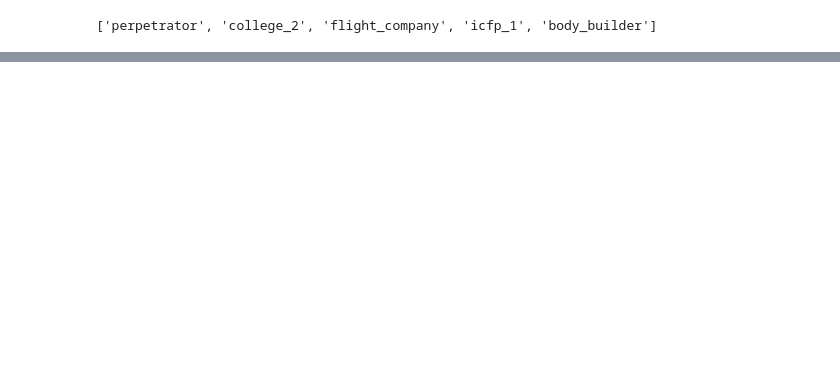
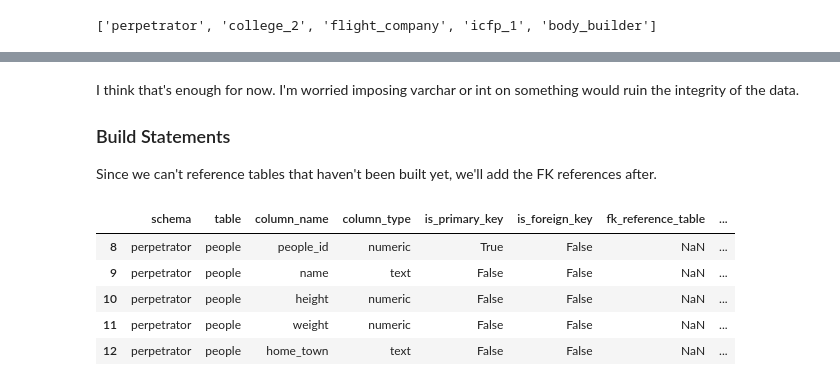
Before and after one commit to BrettlyCD/text-to-sql, a Jupyter notebook: notebooks/1.0 Data Wranging - DB.ipynb, the cells around one changed output, grey strips where cells are left out. Saved outputs shown, nothing was run; the diff lists cells and outputs as text; code cells hidden in the pictures; blank space fills up the shorter version.

```diff
--- a/notebooks/1.0 Data Wranging - DB.ipynb
+++ b/notebooks/1.0 Data Wranging - DB.ipynb
@@ -240,0 +351,6 @@ with open('/Users/brettly/Sboard/projects/text-to-sql/references/sql_files/creat
+# %% [markdown]
+I think that's enough for now. I'm worried imposing varchar or int on something would ruin the integrity of the data.
+
+### Build Statements
+
+Since we can't reference tables that haven't been built yet, we'll add the FK references after.
@@ -240,0 +363,9 @@ with open('/Users/brettly/Sboard/projects/text-to-sql/references/sql_files/creat
+# %%
+schema_df[(schema_df['schema'] == 'perpetrator') & (schema_df['table'] == 'people')]
+# %% [output]
+|  | schema | table | column_name | column_type | is_primary_key | is_foreign_key | fk_reference_table | ... |
+| 8 | perpetrator | people | people_id | numeric | True | False | NaN | ... |
+| 9 | perpetrator | people | name | text | False | False | NaN | ... |
+| 10 | perpetrator | people | height | numeric | False | False | NaN | ... |
+| 11 | perpetrator | people | weight | numeric | False | False | NaN | ... |
+| 12 | perpetrator | people | home_town | text | False | False | NaN | ... |
```
Also changed, not shown: parts of 28 cells of this notebook.
